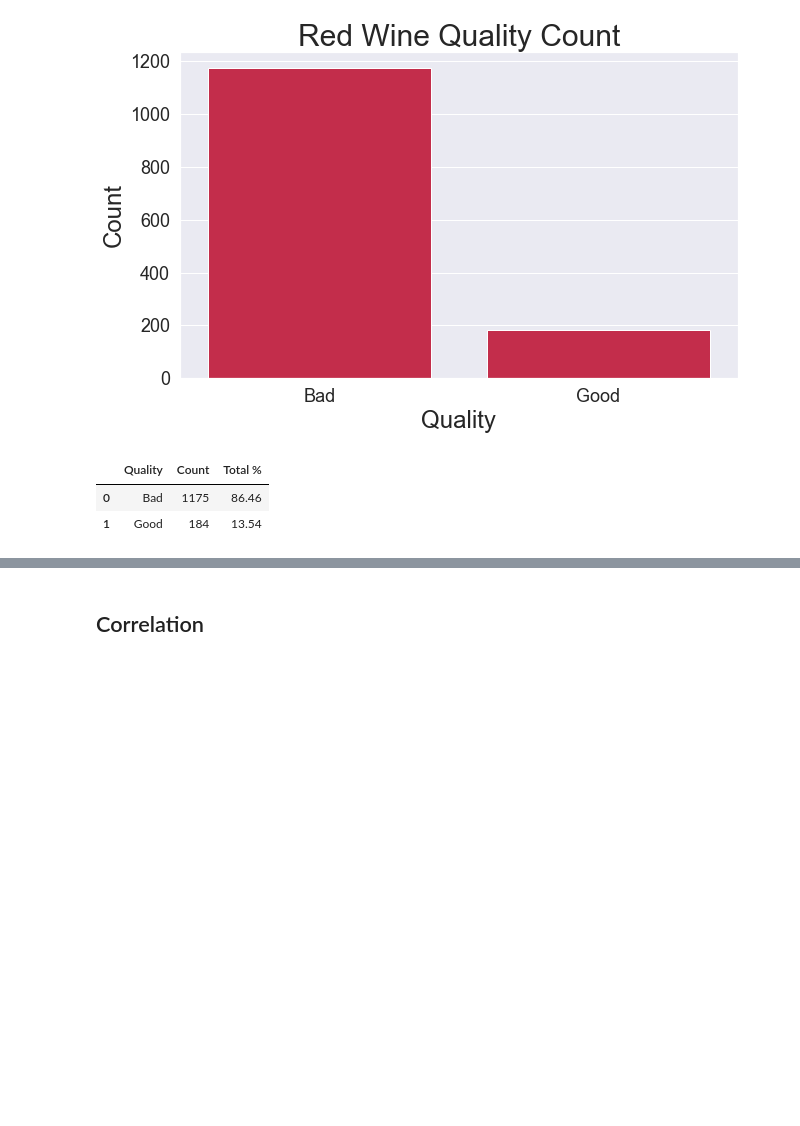
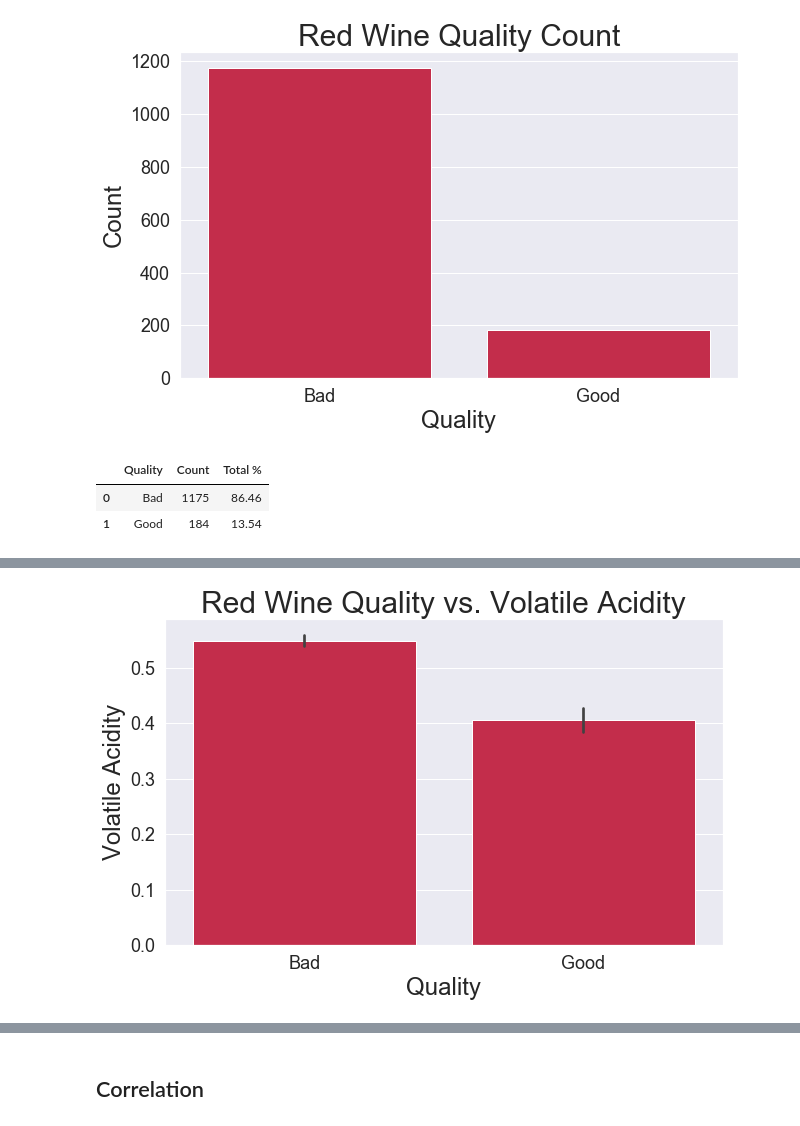
Before and after one commit to erikajane/Good_Wine_Classification, a Jupyter notebook: Red Wine.ipynb, the cells around one changed output, grey strips where cells are left out. Saved outputs shown, nothing was run; the diff lists cells and outputs as text; code cells hidden in the pictures; blank space fills up the shorter version.

```diff
--- a/Red Wine.ipynb
+++ b/Red Wine.ipynb
@@ -302,0 +205,6 @@ Text(0.5, 1.0, 'Alcohol vs. Quality Red Wine')
+# %%
+# View 'volatile acidity' across 'quality'
+
+graph_data('volatile acidity')
+# %% [output]
+[figure, added]
```
Also changed, not shown: parts of 18 cells of this notebook, 4 other files.
